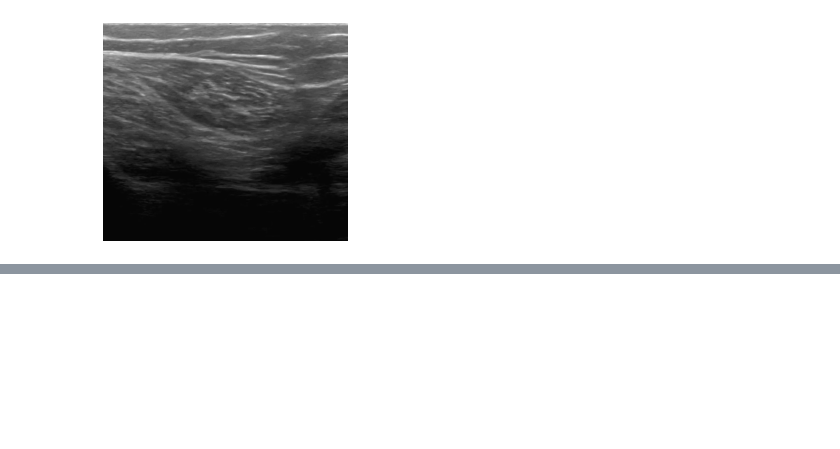
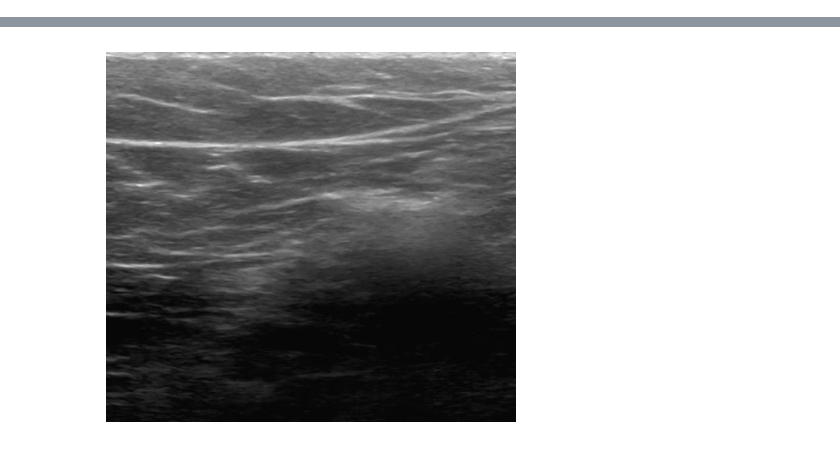
Before and after one commit to ProyectoNervios/python-utpnerves.preprocessing, a Jupyter notebook: docs/source/notebooks/01-example.ipynb, the cells around one changed output, grey strips where cells are left out. Drawn from its saved outputs; the diff is of its cells as text; code cells hidden in the pictures; blank space fills up the shorter version.

```diff
--- a/docs/source/notebooks/01-example.ipynb
+++ b/docs/source/notebooks/01-example.ipynb
@@ -60,4 +43,5 @@ final_image = p.dim_rec(mask_rectangle, img_array)  # nos interesa esta
-# %%
-viz(final_image)
-# %% [output]
-[figure, removed]
+# %%
+p = Process()
+out = p.transform(img_array)
+viz(out)
+# %% [output]
@@ -63,0 +49 @@ viz(final_image)
+[figure, added]
```
Also changed, not shown: parts of 6 cells of this notebook, 11 other files.
